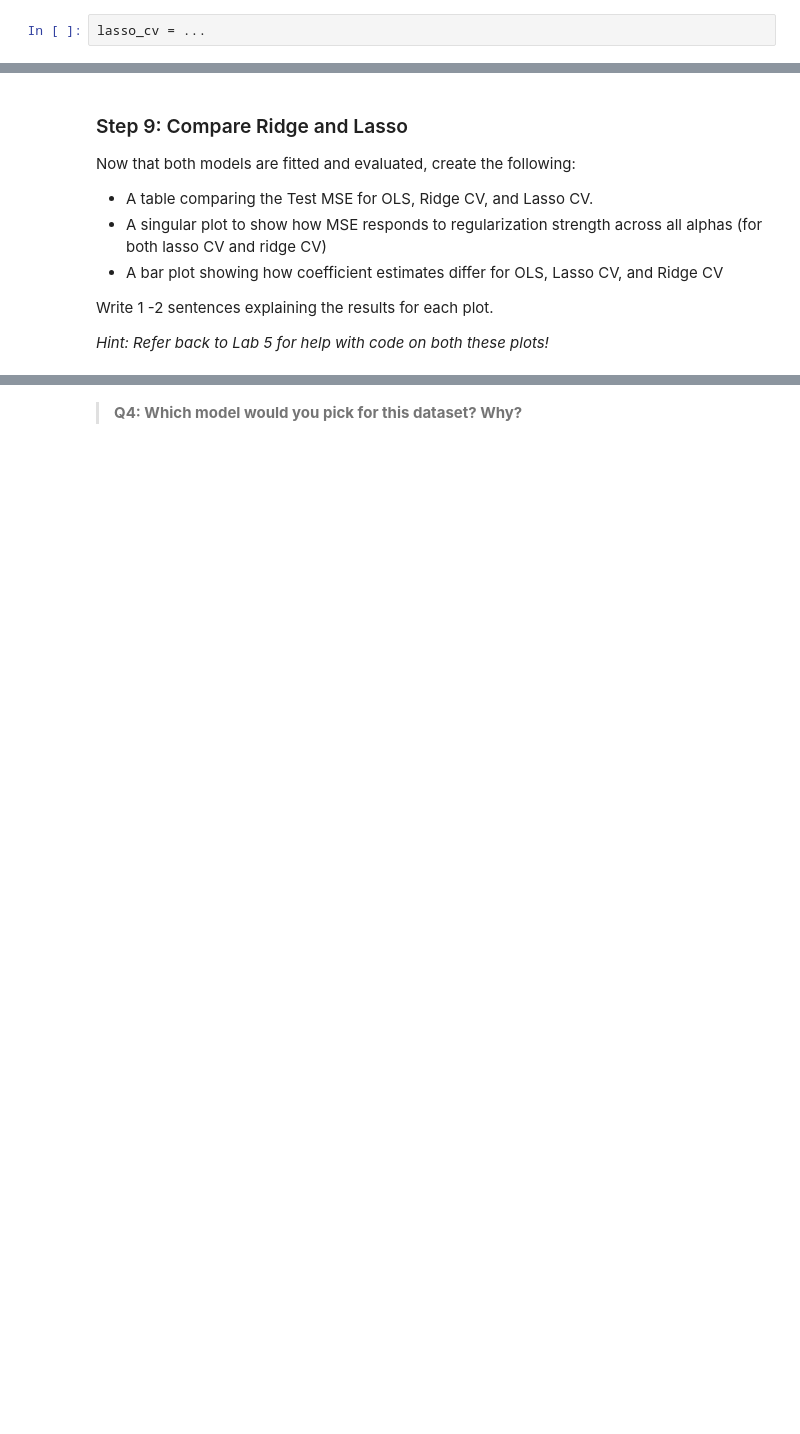
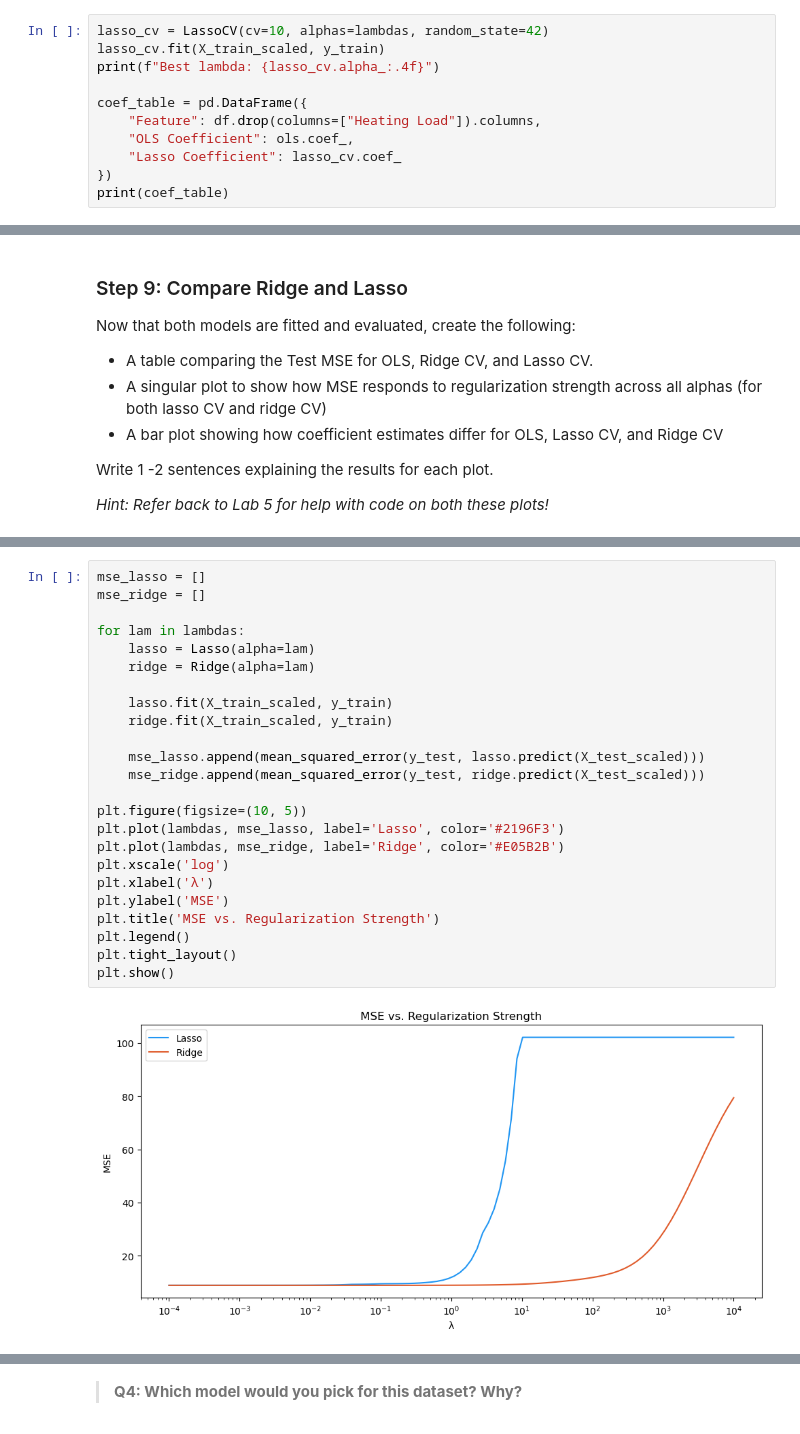
Before and after one commit to pfnorton39/assignment-3, a Jupyter notebook: task1/hw3-task1.ipynb, the cells around one changed output, grey strips where cells are left out. Saved outputs shown, nothing was run; the diff lists cells and outputs as text; blank space fills up the shorter version.

```diff
--- a/task1/hw3-task1.ipynb
+++ b/task1/hw3-task1.ipynb
@@ -237,4 +237,13 @@ Overall Height and Relative Compactness because both features maintain the large
 
 Now fit a `LassoCV` model using the same lambda range and 10-fold CV. Create a table comparing the coefficients for both OLS and Lasso. Your table should include the following columns: `Feature`, `OLS Coefficient`, `Lasso Coefficient`.
 # %%
-lasso_cv = ...
+lasso_cv = LassoCV(cv=10, alphas=lambdas, random_state=42)
+lasso_cv.fit(X_train_scaled, y_train)
+print(f"Best lambda: {lasso_cv.alpha_:.4f}")
+
+coef_table = pd.DataFrame({
+    "Feature": df.drop(columns=["Heating Load"]).columns,
+    "OLS Coefficient": ols.coef_,
+    "Lasso Coefficient": lasso_cv.coef_
+})
+print(coef_table)
@@ -313,0 +314,26 @@ Write 1 -2 sentences explaining the results for each plot.
+# %%
+mse_lasso = []
+mse_ridge = []
+
+for lam in lambdas:
+    lasso = Lasso(alpha=lam)
+    ridge = Ridge(alpha=lam)
+
+    lasso.fit(X_train_scaled, y_train)
+    ridge.fit(X_train_scaled, y_train)
+
+    mse_lasso.append(mean_squared_error(y_test, lasso.predict(X_test_scaled)))
+    mse_ridge.append(mean_squared_error(y_test, ridge.predict(X_test_scaled)))
+
+plt.figure(figsize=(10, 5))
+plt.plot(lambdas, mse_lasso, label='Lasso', color='#2196F3')
+plt.plot(lambdas, mse_ridge, label='Ridge', color='#E05B2B')
+plt.xscale('log')
+plt.xlabel('λ')
+plt.ylabel('MSE')
+plt.title('MSE vs. Regularization Strength')
+plt.legend()
+plt.tight_layout()
+plt.show()
+# %% [output]
+[figure, added]
```
Also changed, not shown: parts of 18 cells of this notebook.
